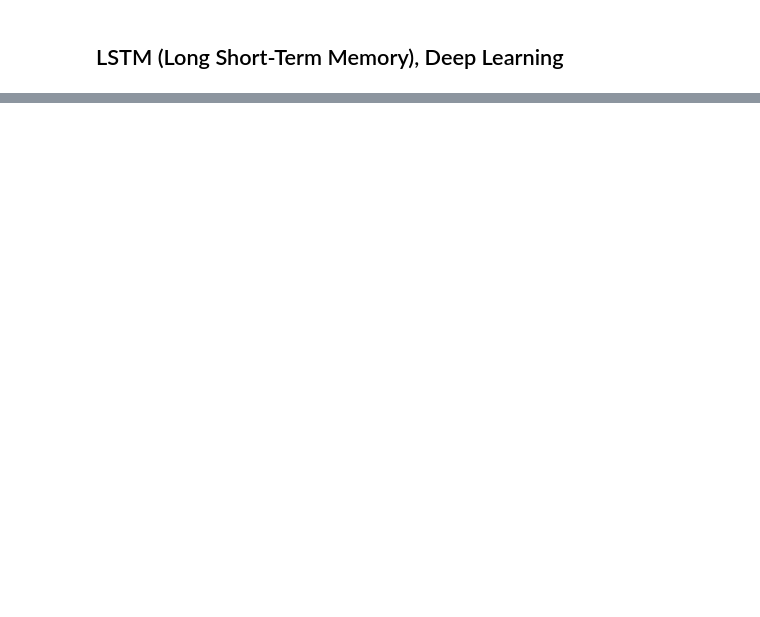
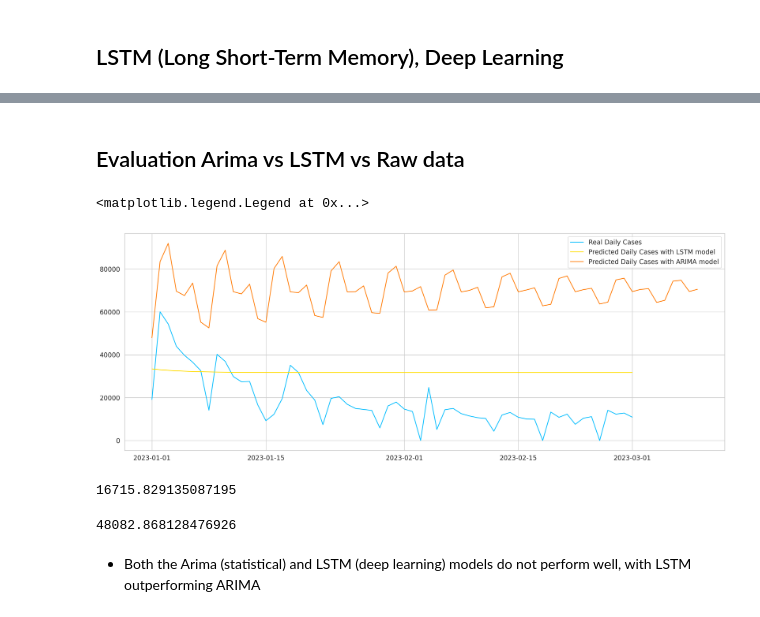
Before and after one commit to gmrwh92/covid, a Jupyter notebook: Covid19_Report.ipynb, the cells around one changed output, grey strips where cells are left out. Drawn from its saved outputs; the diff is of its cells as text; code cells hidden in the pictures; blank space fills up the shorter version.

```diff
--- a/Covid19_Report.ipynb
+++ b/Covid19_Report.ipynb
@@ -468,0 +683,23 @@ X, y = create_sequences(daily_cases, seq_length)
+# %% [markdown]
+## Evaluation Arima vs LSTM vs Raw data
+# %%
+plt.figure(figsize=(22,8))
+plt.plot(
+  daily_cases.index[len(train_data):len(train_data) + len(true_cases)],
+  true_cases,
+  label='Real Daily Cases'
+)
+
+plt.plot(
+  daily_cases.index[len(train_data):len(train_data) + len(true_cases)],
+  predicted_cases,
+  label='Predicted Daily Cases with LSTM model'
+)
+
+plt.plot(forecast,label = "Predicted Daily Cases with ARIMA model")
+
+ax.xaxis.set_major_locator(mdates.MonthLocator(interval=7))
+plt.legend()
+# %% [output]
+<matplotlib.legend.Legend at 0x...>
+[figure, added]
@@ -468,0 +710,12 @@ X, y = create_sequences(daily_cases, seq_length)
+# %%
+## MAE for LSTM model
+MAE(true_cases, predicted_cases)
+# %% [output]
+16715.829135087195
+# %%
+## MAE for ARIMA model
+MAE(np.array(test_data1), np.array(forecast))
+# %% [output]
+48082.868128476926
+# %% [markdown]
+* Both the Arima (statistical) and LSTM (deep learning) models do not perform well, with LSTM outperforming ARIMA
```
Also changed, not shown: parts of 21 cells of this notebook.
